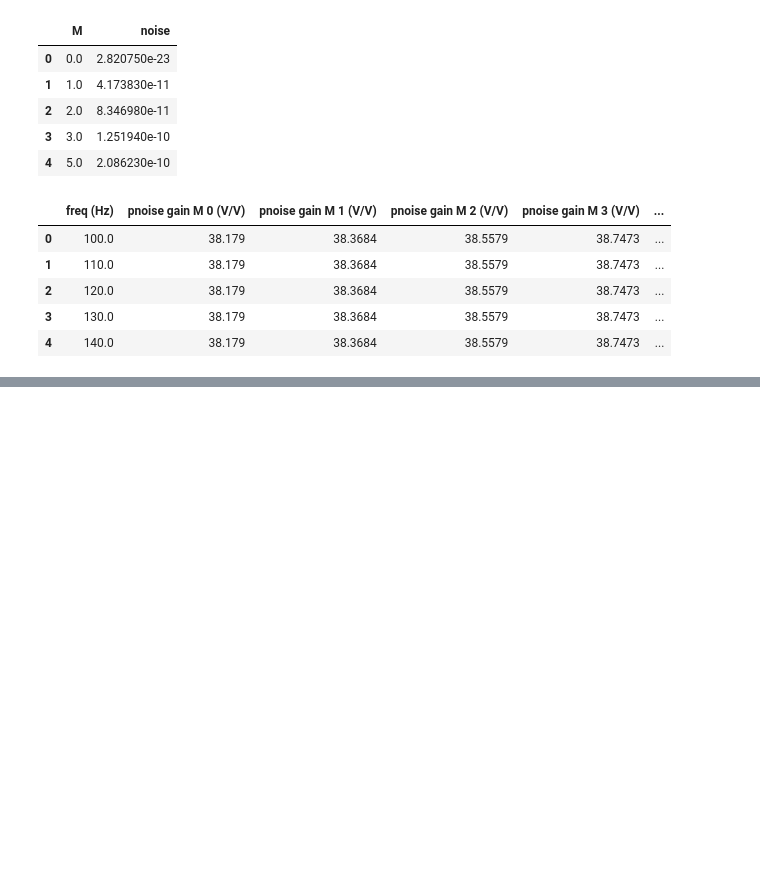
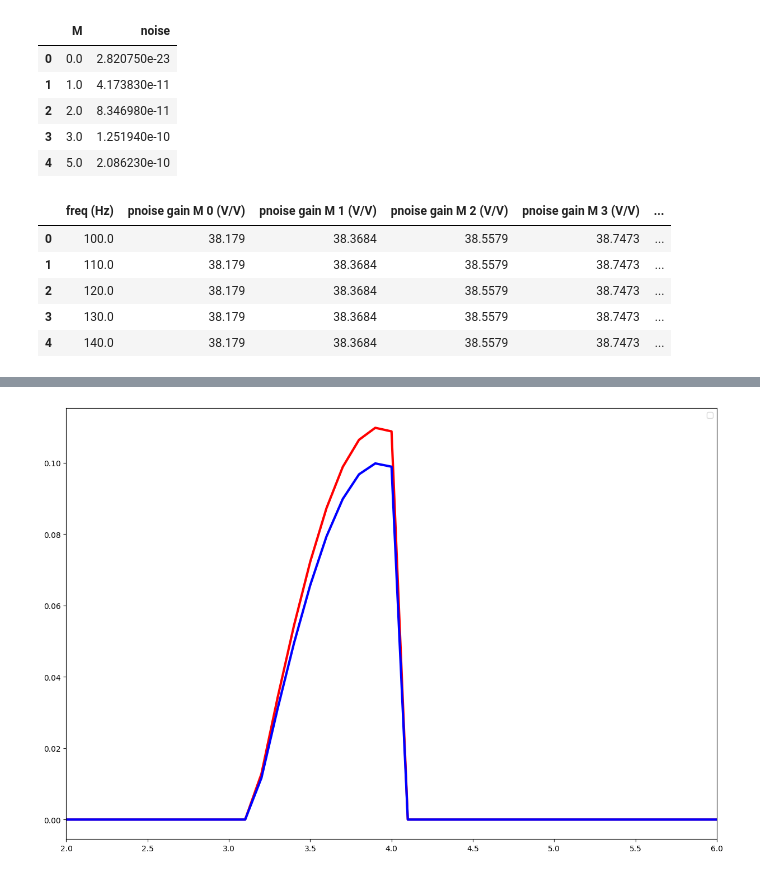
Before and after one commit to BaoTON1701/measure_diffpair_CE_ampli, a Jupyter notebook: Untitled-1.ipynb, the cells around one changed output, grey strips where cells are left out. Saved outputs shown, nothing was run; the diff lists cells and outputs as text; code cells hidden in the pictures; blank space fills up the shorter version.

```diff
--- a/Untitled-1.ipynb
+++ b/Untitled-1.ipynb
@@ -76,0 +92,26 @@ plt.grid(True, which="both", ls="--")
+# %%
+import numpy as np
+import matplotlib.pyplot as plt
+
+x = np.arange(0, 15, 0.1)
+noise = np.sin(2*x)
+
+# This is the "Magic" line:
+# It finds where x is between 2 and 4 and sets those noise values to 0
+noise[(x < np.pi) | (x > 4)] = 0
+sig1 = np.sin(x) + noise
+sig2 = -np.sin(x) + noise
+VCM = 1
+plt.figure(figsize=(15, 10))
+# plt.plot(x, -np.sin(x), color='black', lw=3, alpha = 0.3, linestyle = 'dashed')
+plt.plot(x, 0.11*noise , color='red', lw = 3)
+plt.plot(x, 0.1*noise , color='blue', lw = 3)
+# plt.plot(x, -0.5* np.sin(x) + VCM, color='blue', lw = 3)
+# plt.axhline(y = VCM, linestyle = 'dashed', color = 'black')
+# plt.plot(x, sig2, color='black', lw = 3)
+# plt.plot(x, sig1-sig2)
+plt.xlim(2,6)
+plt.legend()
+plt.show()
+# %% [output]
+[figure, added]
```
Also changed, not shown: parts of 2 cells of this notebook, 1 other file.
